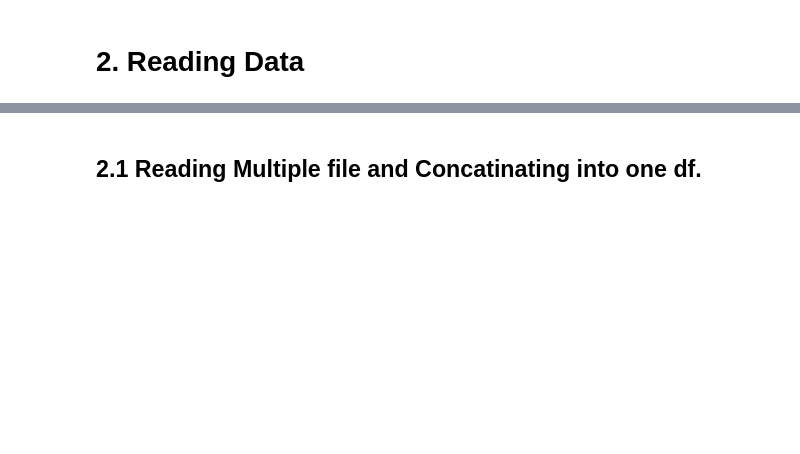
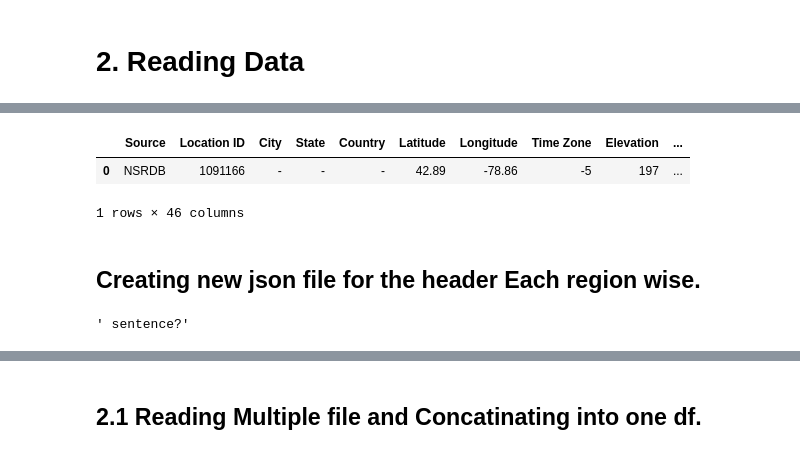
Before and after one commit to krupeshshah/670_Capstone_Project, a Jupyter notebook: src/Capstone_Solar_Radiation.ipynb, the cells around one changed output, grey strips where cells are left out. Saved outputs shown, nothing was run; the diff lists cells and outputs as text; code cells hidden in the pictures; blank space fills up the shorter version.

```diff
--- a/src/Capstone_Solar_Radiation.ipynb
+++ b/src/Capstone_Solar_Radiation.ipynb
@@ -10,4 +15,8 @@ import json
 # 2. Reading Data
 # %%
 #Giving Path of the data.
-path = 'G:/SPU/670/670_Capstone_Project/src/data/row_data'
+
+path = 'data\\raw_api_data'
+path_location_details = path + '\\**\\'
+print(path)
+print(os.path.join(path_location_details,'*.csv'))
@@ -14,5 +26,7 @@ path = 'G:/SPU/670/670_Capstone_Project/src/data/row_data'
 # %%
 # Reading CSV files from the given path.
-csv_files = glob.glob(os.path.join(path,'*.csv'))
+csv_files = glob.glob(os.path.join(path_location_details,'*.csv'))
+len(csv_files)
+
 csv_files
 # %% [output]
@@ -24,3 +51,16 @@ csv_files
 # Concating all files into one file.
 df_header_details = pd.read_csv(csv_files[0])
 df_meta_data_details = df_header_details.head(1)
+# %%
+df_meta_data_details
+# %% [output]
+|  | Source | Location ID | City | State | Country | Latitude | Longitude | Time Zone | Elevation | ... |
+| 0 | NSRDB | 1091166 | - | - | - | 42.89 | -78.86 | -5 | 197 | ... |
+1 rows × 46 columns
+# %% [markdown]
+## Creating new json file for the header Each region wise.
+# %%
+text = 'Python: Cut of the last word of a sentence?'
+text[text.rfind(' '):]
+# %% [output]
+' sentence?'
```
Also changed, not shown: parts of 13 cells of this notebook, 58 other files.
